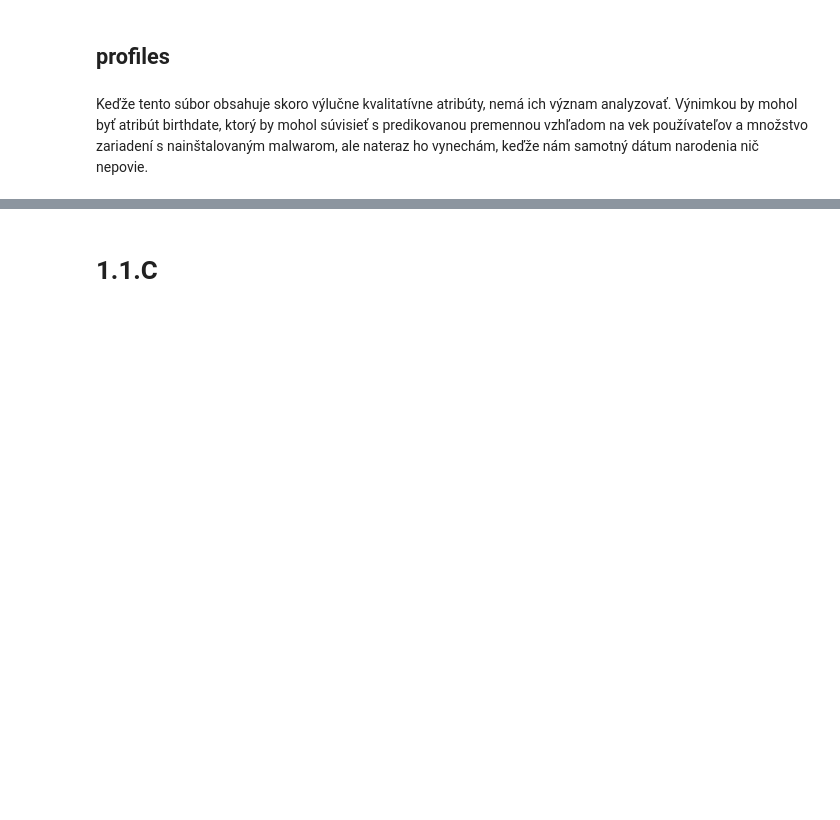
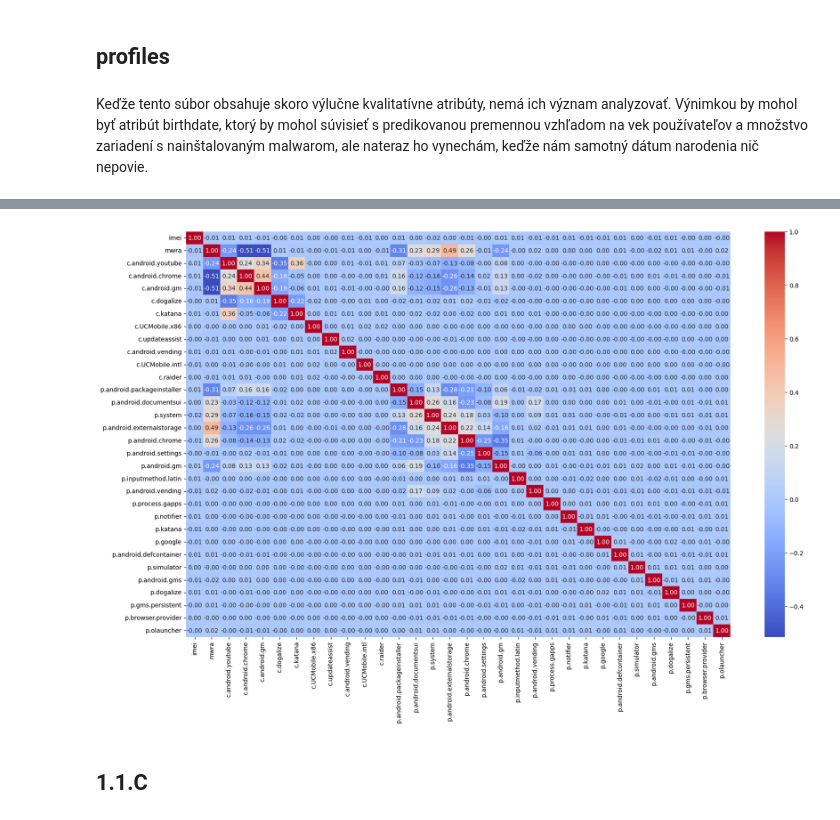
Before and after one commit to tomcer11/IAU, a Jupyter notebook: assignment.ipynb, the cells around one changed output, grey strips where cells are left out. Saved outputs shown, nothing was run; the diff lists cells and outputs as text; code cells hidden in the pictures; blank space fills up the shorter version.

```diff
--- a/assignment.ipynb
+++ b/assignment.ipynb
@@ -571,2 +577,12 @@ Keďže tento súbor obsahuje skoro výlučne kvalitatívne atribúty, nemá ich
+# %%
+connections_processes_merged = pd.merge(connections, processes, on=['imei', 'mwra'])
+
+numeric_attributes = connections_processes_merged.select_dtypes(include=['number']).columns.tolist()
+
+plt.figure(figsize=(20, 12))
+sns.heatmap(connections_processes_merged[numeric_attributes].corr(), annot=True, fmt='.2f', cmap='coolwarm')
+plt.show()
+# %% [output]
+[figure, added]
 # %% [markdown]
-# 1.1.C
+## 1.1.C
```
Also changed, not shown: parts of 10 cells of this notebook.
